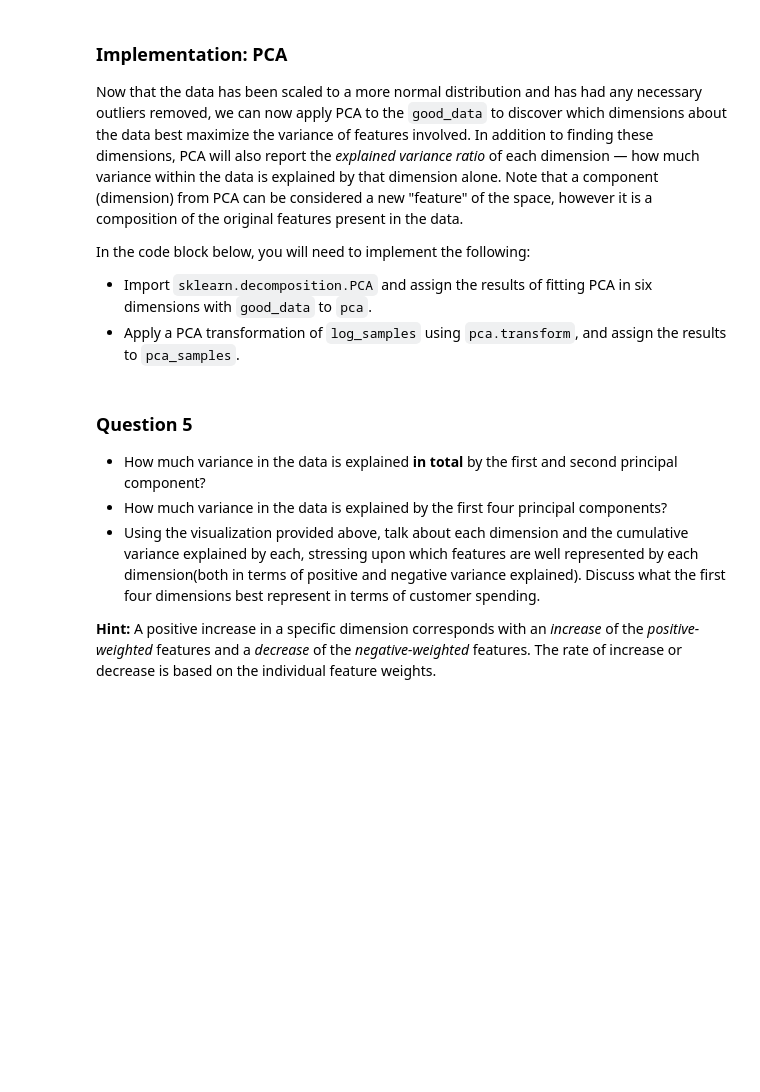
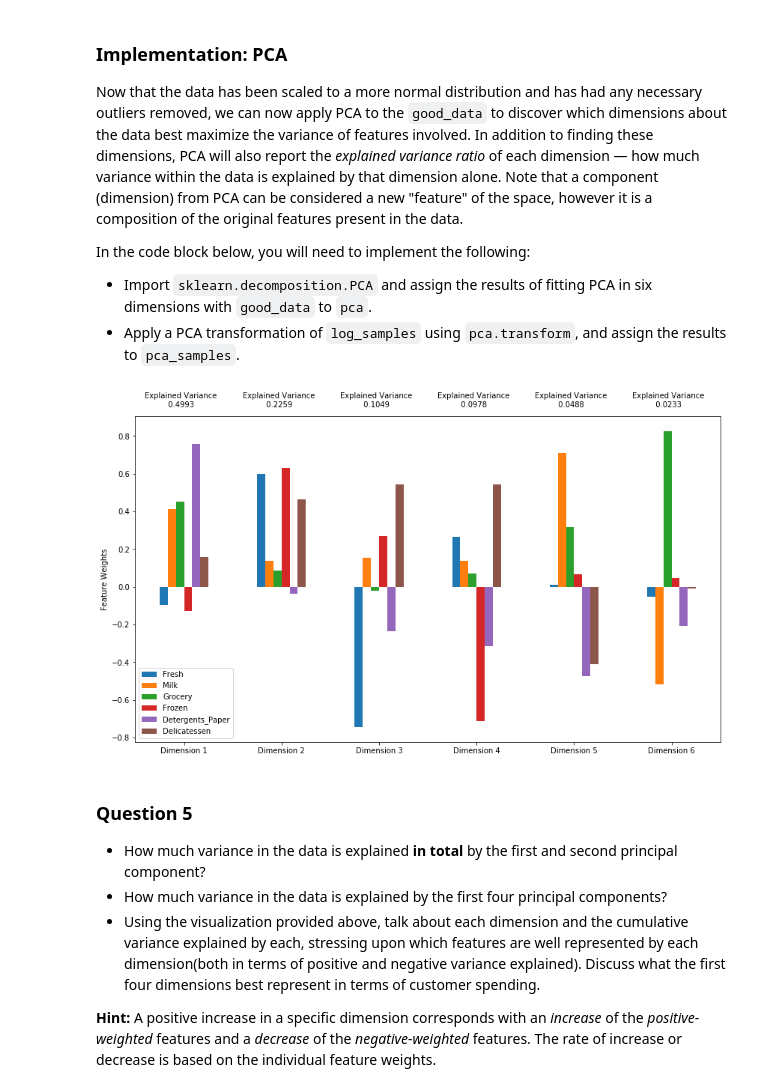
Before and after one commit to moreirab/customer-segments, a Jupyter notebook: customer_segments.ipynb, the cells around one changed output. Drawn from its saved outputs; the diff is of its cells as text; code cells hidden in the pictures; blank space fills up the shorter version.

```diff
--- a/customer_segments.ipynb
+++ b/customer_segments.ipynb
@@ -362,13 +362,17 @@ In the code block below, you will need to implement the following:
  - Apply a PCA transformation of `log_samples` using `pca.transform`, and assign the results to `pca_samples`.
 # %%
 # TODO: Apply PCA by fitting the good data with the same number of dimensions as features
-pca = None
+from sklearn.decomposition import PCA
+pca = PCA(n_components=6, random_state=28)
+pca.fit(good_data)
 
 # TODO: Transform log_samples using the PCA fit above
-pca_samples = None
+pca_samples = pca.transform(log_samples)
 
 # Generate PCA results plot
 pca_results = vs.pca_results(good_data, pca)
+# %% [output]
+[figure, added]
 # %% [markdown]
 ### Question 5
 
```
